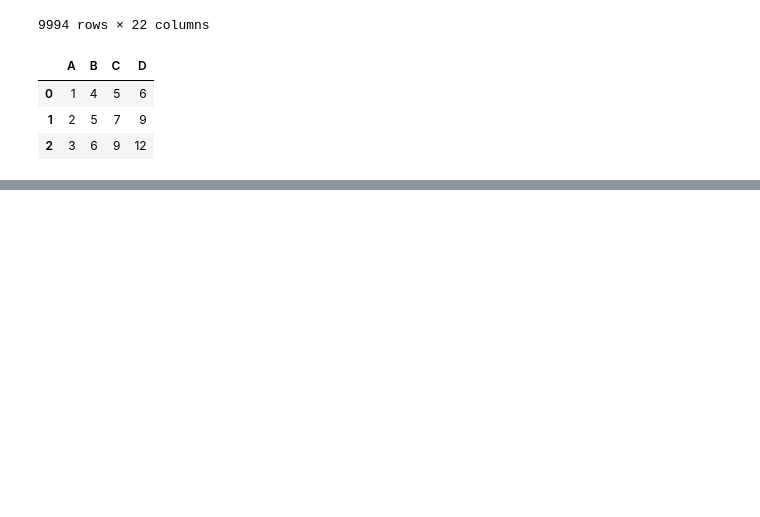
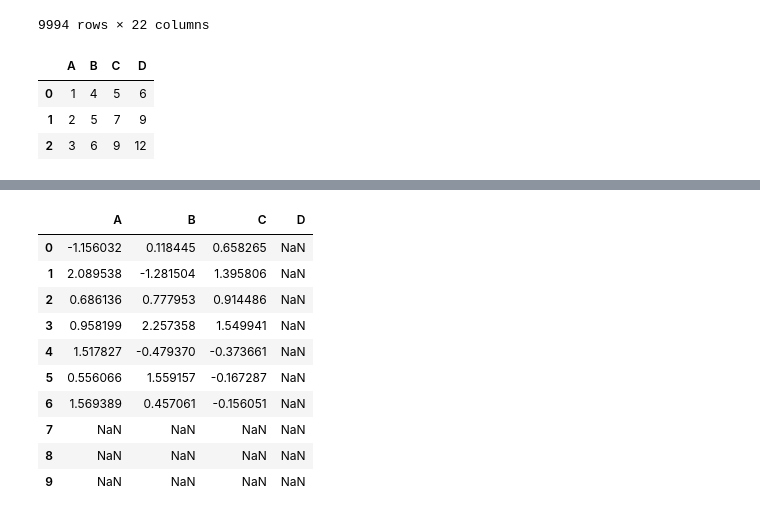
Before and after one commit to SiddheshDaphane/Data-Analysis-in-Python, a Jupyter notebook: Everything-about-Numpy-and-Pandas/Basic_to_advance_pandas.ipynb, the cells around one changed output, grey strips where cells are left out. Cells and saved outputs as stored; diff of their text form; code cells hidden in the pictures; blank space fills up the shorter version.

```diff
--- a/Everything-about-Numpy-and-Pandas/Basic_to_advance_pandas.ipynb
+++ b/Everything-about-Numpy-and-Pandas/Basic_to_advance_pandas.ipynb
@@ -524,0 +570,17 @@ dfa.assign(C=lambda x: x["A"] + x["B"], D=lambda x: x["A"] + x["C"])
+# %%
+df = pd.DataFrame(np.random.randn(10,4), columns=["A","B","C","D"])
+df2 = pd.DataFrame(np.random.randn(7,3), columns=["A","B","C"])
+
+df + df2
+# %% [output]
+|  | A | B | C | D |
+| 0 | -1.156032 | 0.118445 | 0.658265 | NaN |
+| 1 | 2.089538 | -1.281504 | 1.395806 | NaN |
+| 2 | 0.686136 | 0.777953 | 0.914486 | NaN |
+| 3 | 0.958199 | 2.257358 | 1.549941 | NaN |
+| 4 | 1.517827 | -0.479370 | -0.373661 | NaN |
+| 5 | 0.556066 | 1.559157 | -0.167287 | NaN |
+| 6 | 1.569389 | 0.457061 | -0.156051 | NaN |
+| 7 | NaN | NaN | NaN | NaN |
+| 8 | NaN | NaN | NaN | NaN |
+| 9 | NaN | NaN | NaN | NaN |
```
Also changed, not shown: parts of 7 cells of this notebook.
